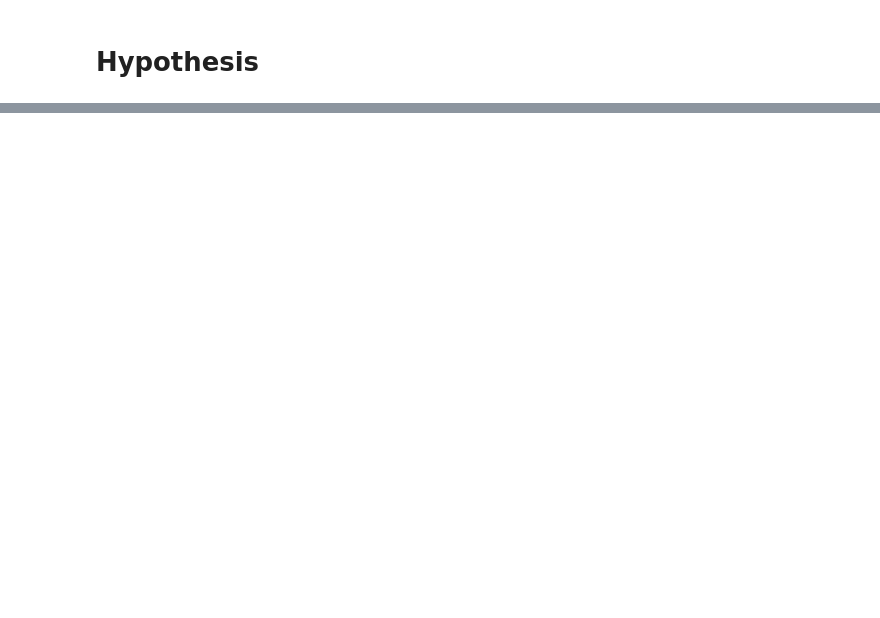
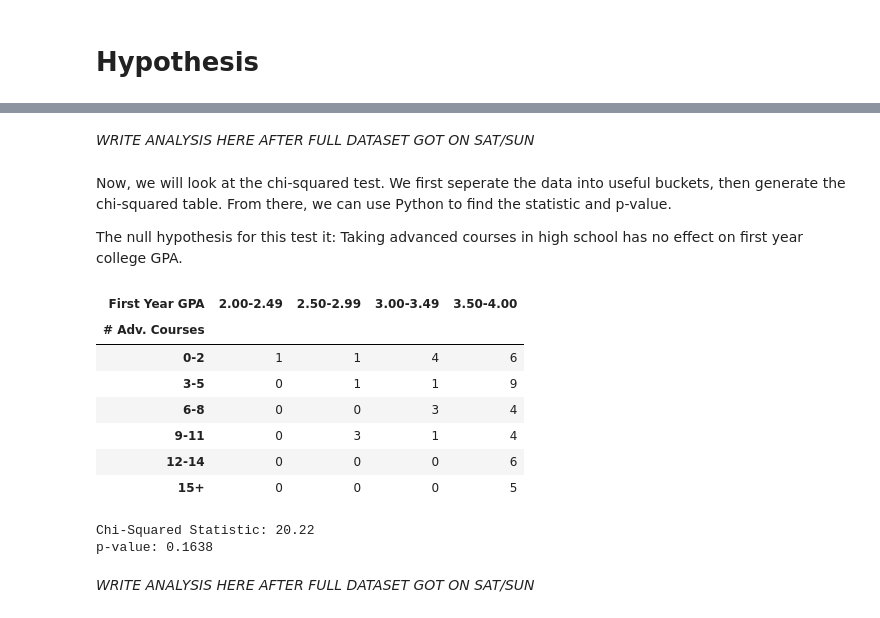
Before and after one commit to TheHenn17/CS105_Miniproject, a Jupyter notebook: project.ipynb, the cells around one changed output, grey strips where cells are left out. Cells and saved outputs as stored; diff of their text form; code cells hidden in the pictures; blank space fills up the shorter version.

Commit message:
finished hypothesis section, still need conclusion

```diff
--- a/project.ipynb
+++ b/project.ipynb
@@ -114,0 +121,31 @@ uhh
+# %% [markdown]
+*WRITE ANALYSIS HERE AFTER FULL DATASET GOT ON SAT/SUN*
+# %% [markdown]
+Now, we will look at the chi-squared test. We first seperate the data into useful buckets, then generate the chi-squared table. From there, we can use Python to find the statistic and p-value.
+
+The null hypothesis for this test it: Taking advanced courses in high school has no effect on first year college GPA.
+# %%
+sumCourses = pd.cut(sumCourses,bins=[0,3,6,9,12,15,30],labels=["0-2","3-5","6-8","9-11","12-14","15+"],right=False) # bin the sums
+
+yearOneGPA = pd.cut(yearOneGPA,bins=[0,0.5,1.0,1.5,2.0,2.5,3.0,3.5,4.1],labels=["0.00-0.49","0.50-0.99","1.00-1.49","1.50-1.99","2.00-2.49","2.50-2.99","3.00-3.49","3.50-4.00"],right=False) # bin the GPA's
+
+table = pd.crosstab(sumCourses, yearOneGPA, rownames=["# Adv. Courses"], colnames=["First Year GPA"]) # create the chi-squared table
+c, p, dof, expected = chi2_contingency(table) # perform chi-squared
+
+# Show results
+display(table)
+print("Chi-Squared Statistic:", round(c, 2))
+print("p-value:", round(p, 4))
+# %% [output]
+| First Year GPA | 2.00-2.49 | 2.50-2.99 | 3.00-3.49 | 3.50-4.00 |
+| # Adv. Courses |  |  |  |  |
+| 0-2 | 1 | 1 | 4 | 6 |
+| 3-5 | 0 | 1 | 1 | 9 |
+| 6-8 | 0 | 0 | 3 | 4 |
+| 9-11 | 0 | 3 | 1 | 4 |
+| 12-14 | 0 | 0 | 0 | 6 |
+| 15+ | 0 | 0 | 0 | 5 |
+Chi-Squared Statistic: 20.22
+p-value: 0.1638
+# %% [markdown]
+*WRITE ANALYSIS HERE AFTER FULL DATASET GOT ON SAT/SUN*
```
Also changed, not shown: parts of 8 cells of this notebook.
